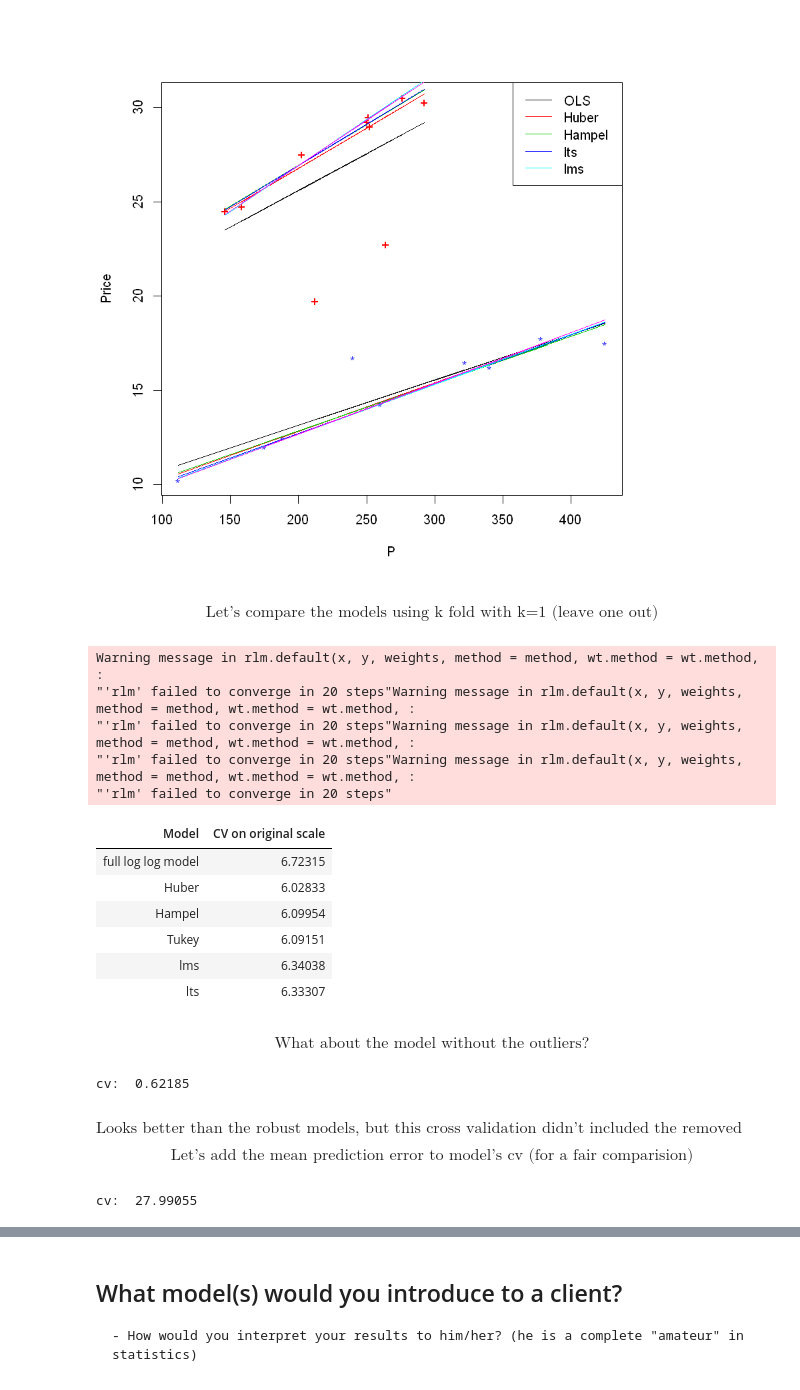
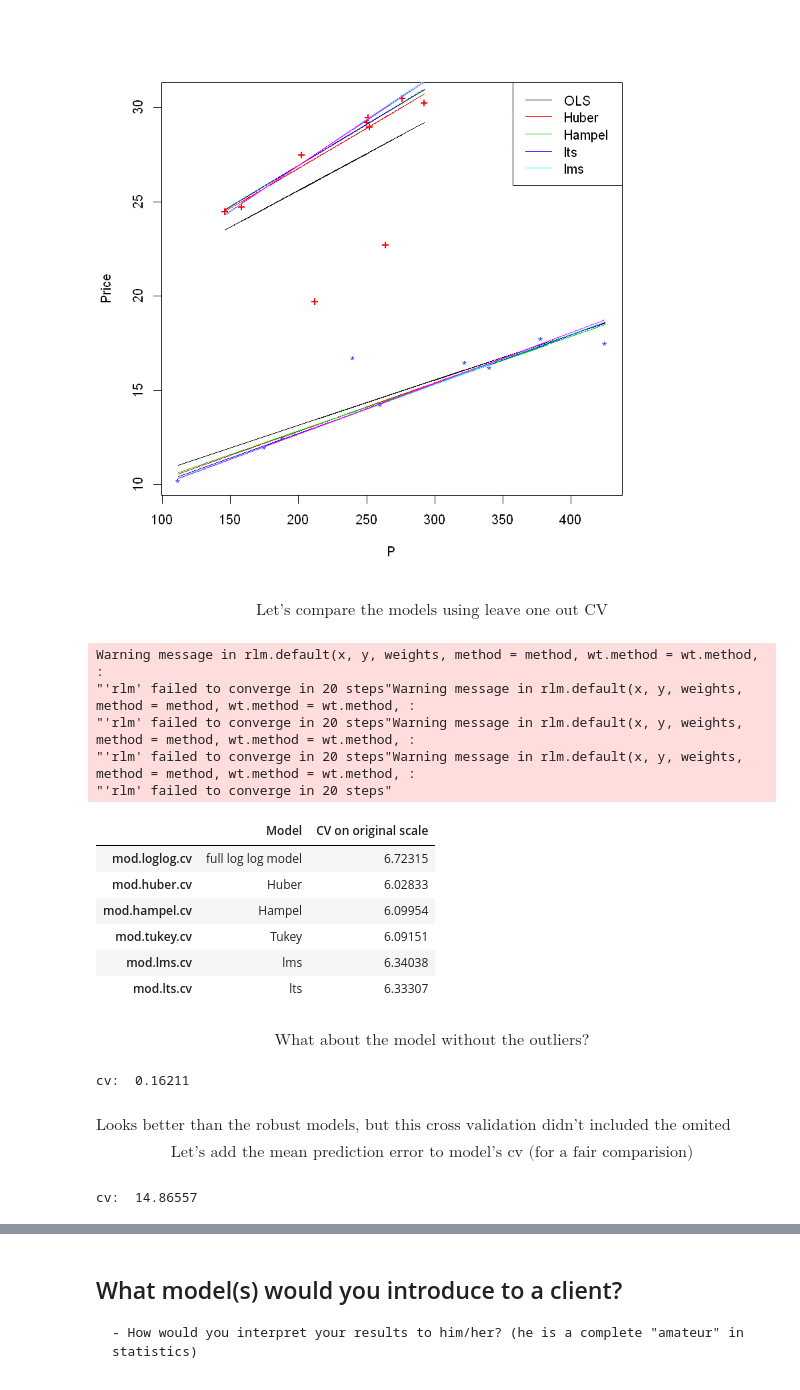
Before and after one commit to aryeko/linear_models, a Jupyter notebook: Question 1.ipynb, the cells around one changed output, grey strips where cells are left out. Drawn from its saved outputs; the diff is of its cells as text; code cells hidden in the pictures.

```diff
--- a/Question 1.ipynb
+++ b/Question 1.ipynb
@@ -391,94 +389,96 @@ legend(x="topright", legend = c("OLS", "Huber", "Hampel", "lts", "lms"), col=1:6
 [figure]
 # %% [markdown]
 $$
-\text{Let's compare the models using k fold with k=1 (leave one out)}
+\text{Let's compare the models using leave one out CV}
 $$
 # %%
 none <- function(x){ return (x)}
 
-kfold <- function(k = 1, un.trans = none, data = books, fit.func, ...){
+lpo <- function(p = 1, un.trans = none, data = books, fit.func, ...){
+    # A general "leave p out" CV calculation funcion
     n = nrow(data)
-    cv = 0
-    step = k
+    pred = rep(0, n)
+    step = p
     for(i in seq(1,n, by = step)){
-        fit <- fit.func(..., data = data[-(i:(i+k-1)), ])
-        press <- sum((data[(i:(i+k-1)),1] - un.trans(predict(fit, data[(i:(i+k-1)),-1])))^2)
-        cv = cv + press
+        fit <- fit.func(..., data = data[-(i:(i+p-1)), ])
+        pred[(i:(i+p-1))] <- un.trans(predict(fit, data[(i:(i+p-1)),-1]))
     }
-    cv = cv/n
+    press <- sum((data[,1] - pred)^2)
+    cv = round(press/n, digits = 5)
 
-    return(cbind(round(cv, digits = 5)))
+    return(cv)
 }
 # %%
-mod.huber.kfold <- kfold(fit.func = rlm, formula = Price ~ P + B + P * B, psi = psi.huber)
-mod.hampel.kfold <- kfold(fit.func = rlm, formula = Price ~ P + B + P * B, psi = psi.hampel)
-mod.tukey.kfold <- kfold(fit.func = rlm, formula = Price ~ P + B + P * B, psi = psi.bisquare)
-mod.lms.kfold <- kfold(fit.func = lqs, formula = Price ~ P + B + P * B, method = "lms")
-mod.lts.kfold <- kfold(fit.func = lqs, formula = Price ~ P + B + P * B, method = "lts")
+mod.huber.cv <- lpo(fit.func = rlm, formula = Price ~ P + B + P * B, psi = psi.huber)
+mod.hampel.cv <- lpo(fit.func = rlm, formula = Price ~ P + B + P * B, psi = psi.hampel)
+mod.tukey.cv <- lpo(fit.func = rlm, formula = Price ~ P + B + P * B, psi = psi.bisquare)
+mod.lms.cv <- lpo(fit.func = lqs, formula = Price ~ P + B + P * B, method = "lms")
+mod.lts.cv <- lpo(fit.func = lqs, formula = Price ~ P + B + P * B, method = "lts")
 
 # Note that I'm using un.trans to go back to the original scale
-mod.loglog.kfold <- kfold(un.trans = exp, fit.func = lm, formula = log(Price) ~ log(P) + B + log(P) * B)
+mod.loglog.cv <- lpo(un.trans = exp, fit.func = lm, formula = log(Price) ~ log(P) + B + log(P) * B)
 
 
 models <- c("full log log model",
             "Huber",
             "Hampel",
             "Tukey",
             "lms",
             "lts"
            )
-cv.original.scale <- rbind(mod.loglog.kfold,
-                       mod.huber.kfold,
-                       mod.hampel.kfold,
-                       mod.tukey.kfold,
-                       mod.lms.kfold,
-                       mod.lts.kfold
+cv.original.scale <- rbind(mod.loglog.cv,
+                       mod.huber.cv,
+                       mod.hampel.cv,
+                       mod.tukey.cv,
+                       mod.lms.cv,
+                       mod.lts.cv
                       )
 
 results <- cbind(models, cv.original.scale)
 
 colnames(results) <- c("Model", "CV on original scale")
 
 results
 # %% [output]
 Warning message in rlm.default(x, y, weights, method = method, wt.method = wt.method, :
 "'rlm' failed to converge in 20 steps"Warning message in rlm.default(x, y, weights, method = method, wt.method = wt.method, :
 "'rlm' failed to converge in 20 steps"Warning message in rlm.default(x, y, weights, method = method, wt.method = wt.method, :
 "'rlm' failed to converge in 20 steps"Warning message in rlm.default(x, y, weights, method = method, wt.method = wt.method, :
 "'rlm' failed to converge in 20 steps"
-| Model | CV on original scale |
-| full log log model | 6.72315 |
-| Huber | 6.02833 |
-| Hampel | 6.09954 |
-| Tukey | 6.09151 |
-| lms | 6.34038 |
-| lts | 6.33307 |
+|  | Model | CV on original scale |
+| mod.loglog.cv | full log log model | 6.72315 |
+| mod.huber.cv | Huber | 6.02833 |
+| mod.hampel.cv | Hampel | 6.09954 |
+| mod.tukey.cv | Tukey | 6.09151 |
+| mod.lms.cv | lms | 6.34038 |
+| mod.lts.cv | lts | 6.33307 |
 # %% [markdown]
 $$
 \text{What about the model without the outliers?}
 $$
 # %%
-mod.loglog.screen.kfold <- kfold(data = data_screen, un.trans = exp, fit.func = lm,
+mod.loglog.screen.cv <- lpo(data = data_screen, un.trans = exp, fit.func = lm,
                                  formula = log(Price) ~ log(P) + B + log(P) * B)
 
-cat("cv: ", mod.loglog.screen.kfold)
+cat("cv: ", mod.loglog.screen.cv)
 # %% [output]
-cv:  0.62185
+cv:  0.16211
 # %% [markdown]
 $$
-\text{Looks better than the robust models, but this cross validation didn't included the removed observations!}
+\text{Looks better than the robust models, but this cross validation didn't included the omited observations!}
 $$
 $$
 \text{Let's add the mean prediction error to model's cv (for a fair comparision)}
 $$
 # %%
-influential.error = round(
-    mean((books[influential,1] - exp(predict(lm.loglog.screen.full.fit, books[influential,-1])))^2)
+outliers = c(7,17,14,15)
+outliers.mean.error = round(
+    mean((books[outliers,1] - exp(predict(lm.loglog.screen.full.fit, books[outliers,-1])))^2)
                           , digits = 5)
 
-mod.loglog.screen.kfold = (mod.loglog.screen.kfold + influential.error)/2
-cat("cv: ", mod.loglog.screen.kfold)
+mod.loglog.screen.cv = (mod.loglog.screen.cv + outliers.mean.error)/2
+cat("cv: ", mod.loglog.screen.cv)
 # %% [output]
-cv:  27.99055
+cv:  14.86557
 # %% [markdown]
 $$
```
Also changed, not shown: parts of 22 cells of this notebook.
